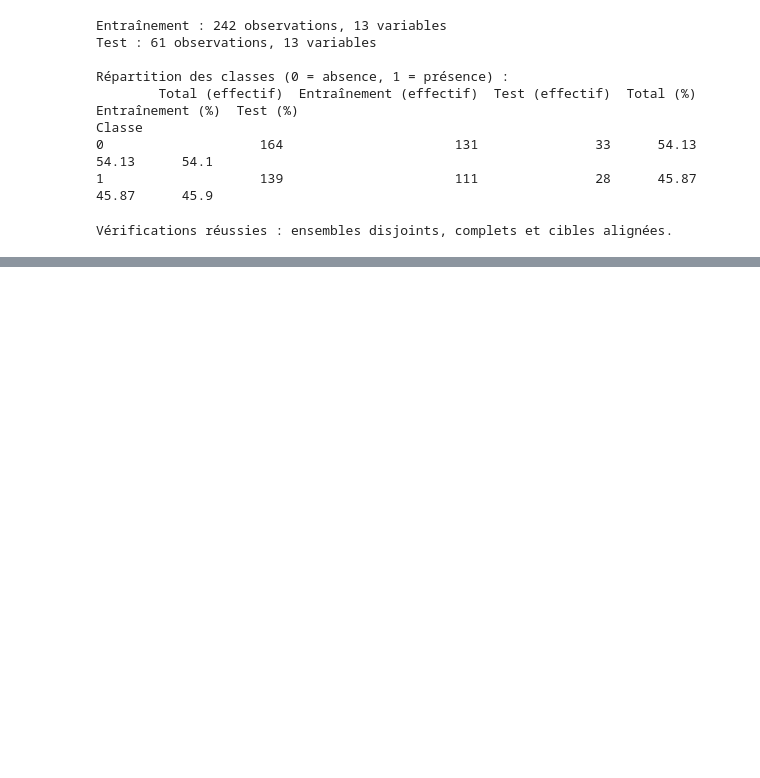
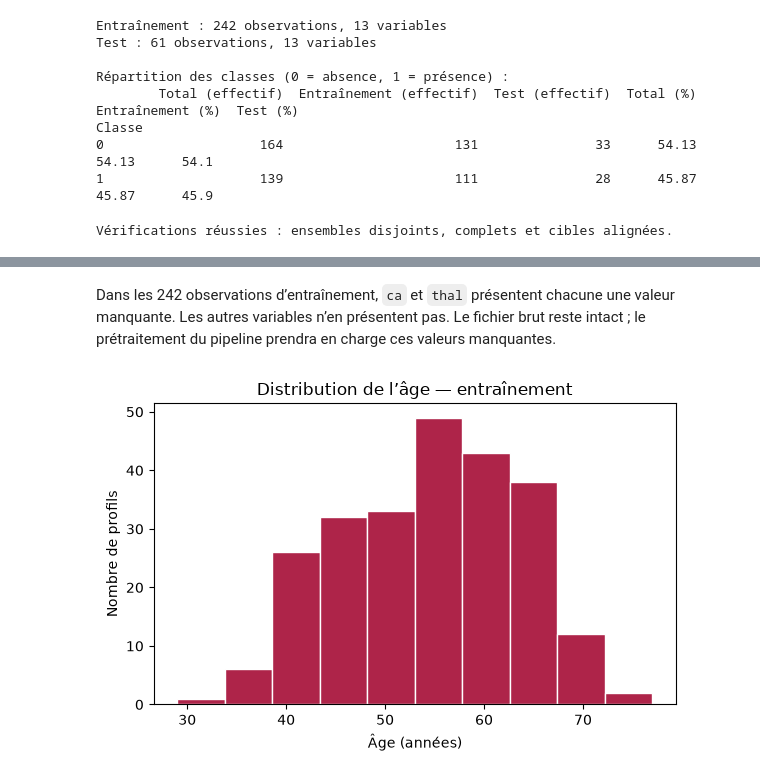
Before and after one commit to CardioScope-AI/CardioScope-DATA-ML, a Jupyter notebook: notebooks/01_eda.ipynb, the cells around one changed output, grey strips where cells are left out. Drawn from its saved outputs; the diff is of its cells as text; code cells hidden in the pictures; blank space fills up the shorter version.

```diff
--- a/notebooks/01_eda.ipynb
+++ b/notebooks/01_eda.ipynb
@@ -149,0 +186,14 @@ Vérifications réussies : ensembles disjoints, complets et cibles alignées.
+# %% [markdown]
+Dans les 242 observations d’entraînement, `ca` et `thal` présentent chacune une valeur manquante. Les autres variables n’en présentent pas. Le fichier brut reste intact ; le prétraitement du pipeline prendra en charge ces valeurs manquantes.
+# %%
+fig, ax = plt.subplots(figsize=(6, 4))
+ax.hist(X_train["age"].dropna(), bins=10, color="#AE2449", edgecolor="white")
+
+ax.set_title("Distribution de l’âge — entraînement")
+ax.set_xlabel("Âge (années)")
+ax.set_ylabel("Nombre de profils")
+
+plt.tight_layout()
+plt.show()
+# %% [output]
+[figure, added]
```
Also changed, not shown: parts of 12 cells of this notebook.
